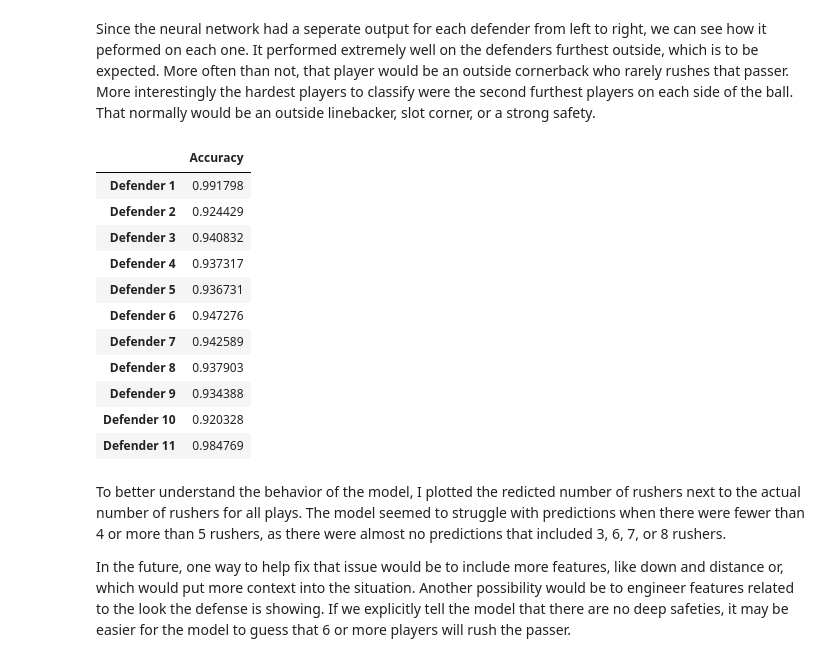
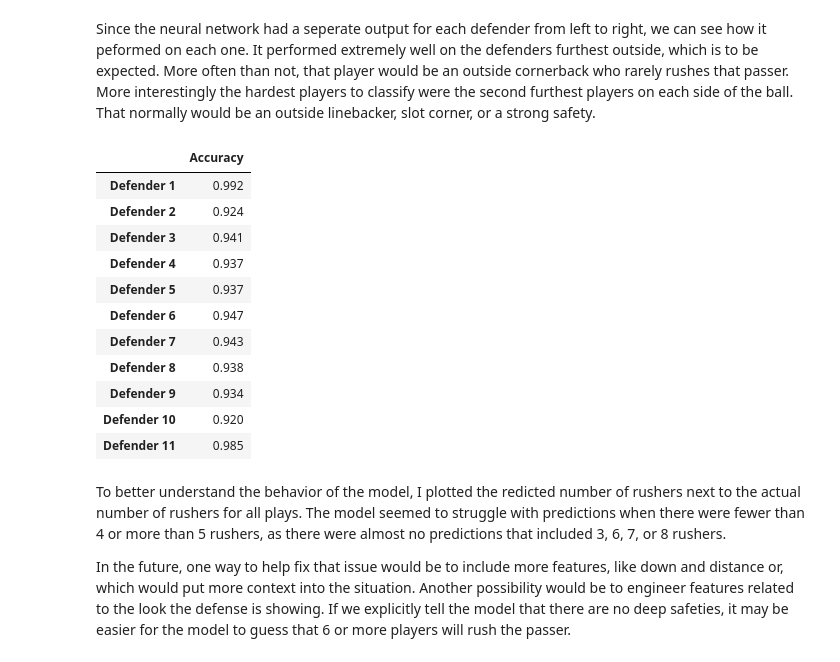
Before and after one commit to sebasdarius/data_science_portfolio, a Jupyter notebook: o_line_analysis/disguise_score.ipynb, the cells around one changed output. Drawn from its saved outputs; the diff is of its cells as text; code cells hidden in the pictures.

```diff
--- a/o_line_analysis/disguise_score.ipynb
+++ b/o_line_analysis/disguise_score.ipynb
@@ -93,21 +91,21 @@ Since the neural network had a seperate output for each defender from left to ri
 # %%
 test_metrics.index = [f"Defender {i+1}" for i in range(11)]
 test_metrics.style.format({
-                          "'Accuracy'":"${:20,.0f}"})\
-                 .background_gradient(cmap='Reds')
+                          "Accuracy":"{:.3f}"})\
+                 .background_gradient(cmap='flare')
 # %% [output]
 |  | Accuracy |
-| Defender 1 | 0.991798 |
-| Defender 2 | 0.924429 |
-| Defender 3 | 0.940832 |
-| Defender 4 | 0.937317 |
-| Defender 5 | 0.936731 |
-| Defender 6 | 0.947276 |
-| Defender 7 | 0.942589 |
-| Defender 8 | 0.937903 |
-| Defender 9 | 0.934388 |
-| Defender 10 | 0.920328 |
-| Defender 11 | 0.984769 |
+| Defender 1 | 0.992 |
+| Defender 2 | 0.924 |
+| Defender 3 | 0.941 |
+| Defender 4 | 0.937 |
+| Defender 5 | 0.937 |
+| Defender 6 | 0.947 |
+| Defender 7 | 0.943 |
+| Defender 8 | 0.938 |
+| Defender 9 | 0.934 |
+| Defender 10 | 0.920 |
+| Defender 11 | 0.985 |
 # %%
 is_rusher = df_flattened[[f"isRusher_{i+1}" for i in range(11)]]
 predictions = df_flattened[[f"prediction_{i+1}" for i in range(11)]]
```
Also changed, not shown: parts of 8 cells of this notebook, 1 other file.
